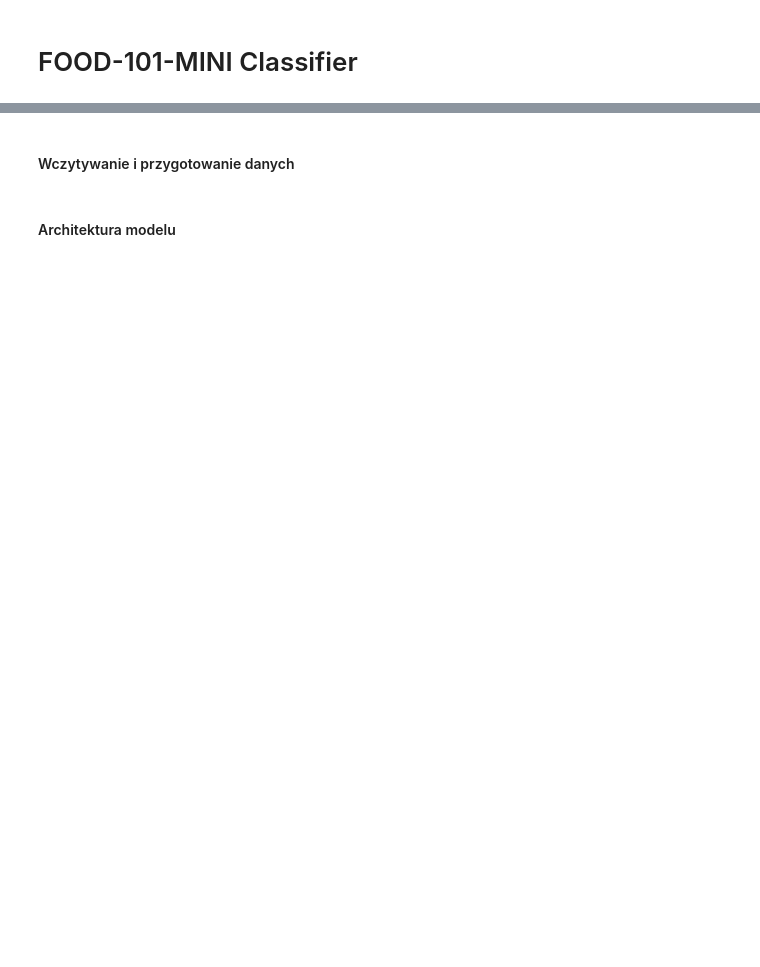
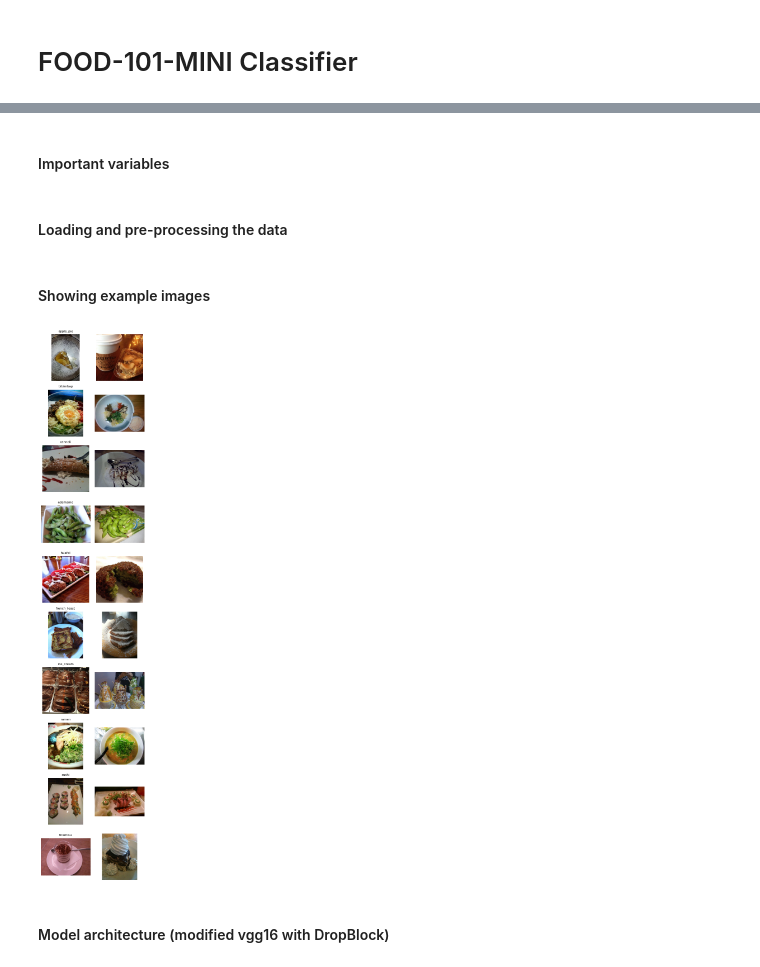
Before and after one commit to ffenix7/Food101-tiny, a Jupyter notebook: food101.ipynb, the cells around one changed output, grey strips where cells are left out. Drawn from its saved outputs; the diff is of its cells as text; code cells hidden in the pictures; blank space fills up the shorter version.

```diff
--- a/food101.ipynb
+++ b/food101.ipynb
@@ -13,0 +26,2 @@ from dropblock import DropBlock2D
+# %% [markdown]
+#### Important variables
@@ -14,3 +33,3 @@ from dropblock import DropBlock2D
 # %% [markdown]
-#### Wczytywanie i przygotowanie danych
+#### Loading and pre-processing the data
 # %%
@@ -45,3 +64,34 @@ test_loader = DataLoader(test_dataset, batch_size=32, shuffle=False)
+# %% [markdown]
+#### Showing example images
+# %%
+raw_dataset = datasets.ImageFolder('Data/food-101-tiny/train', transform=transforms.ToTensor())
+
+samples_per_class = 2
+class_images = defaultdict(list)
+
+for img, label in raw_dataset:
+    if len(class_images[label]) < samples_per_class:
+        class_images[label].append(img)
+    if all(len(v) == samples_per_class for v in class_images.values()) and len(class_images) == len(raw_dataset.classes):
+        break
+
+# set the grid size
+num_classes = len(raw_dataset.classes)
+fig, axes = plt.subplots(num_classes, samples_per_class, figsize=(samples_per_class * 2, num_classes * 2))
+
+for class_idx, imgs in class_images.items():
+    for i in range(samples_per_class):
+        ax = axes[class_idx, i] if num_classes > 1 else axes[i]
+        img = imgs[i].permute(1, 2, 0)
+        ax.imshow(img)
+        ax.axis("off")
+        if i == 0:
+            ax.set_title(raw_dataset.classes[class_idx], fontsize=8)
+
+plt.tight_layout()
+plt.show()
+# %% [output]
+[figure, added]
 # %% [markdown]
-#### Architektura modelu
+#### Model architecture (modified vgg16 with DropBlock)
 # %%
```
Also changed, not shown: parts of 13 cells of this notebook.
